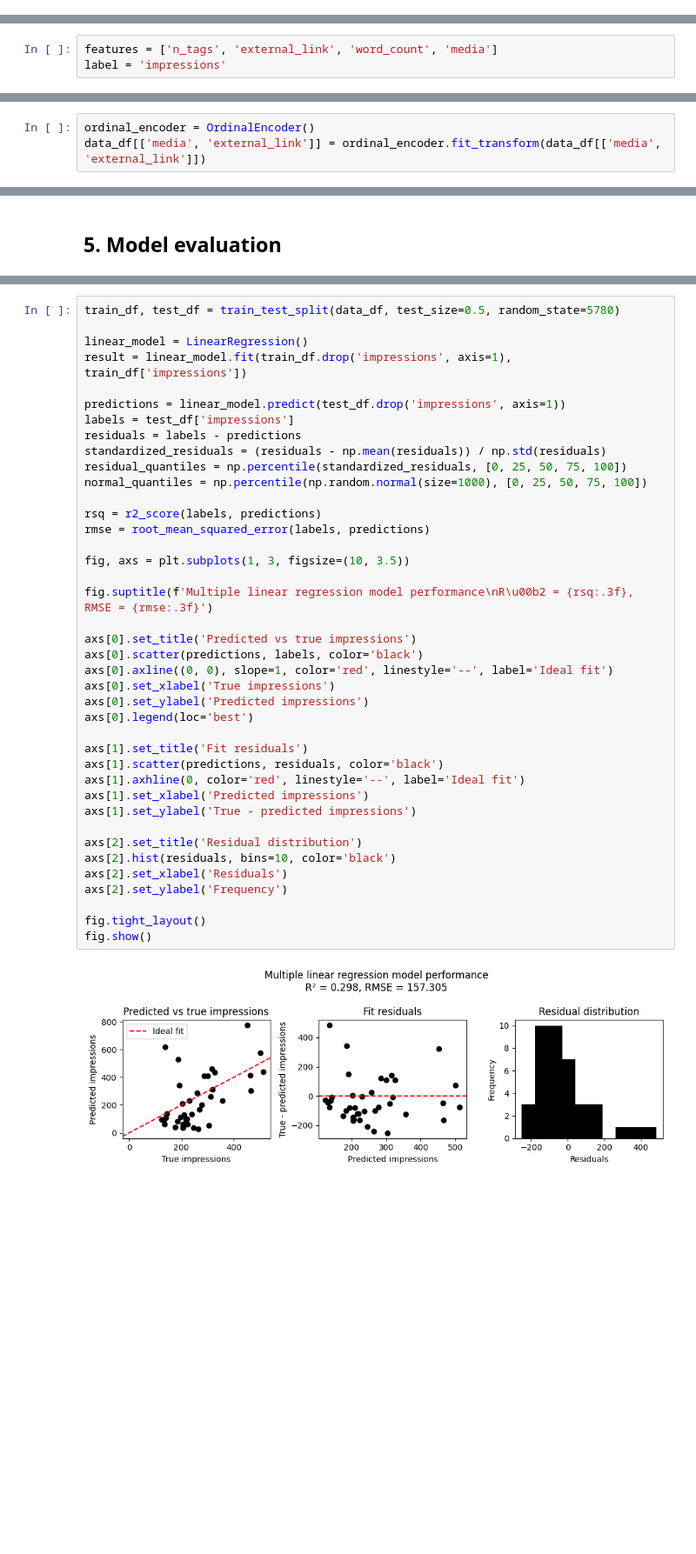
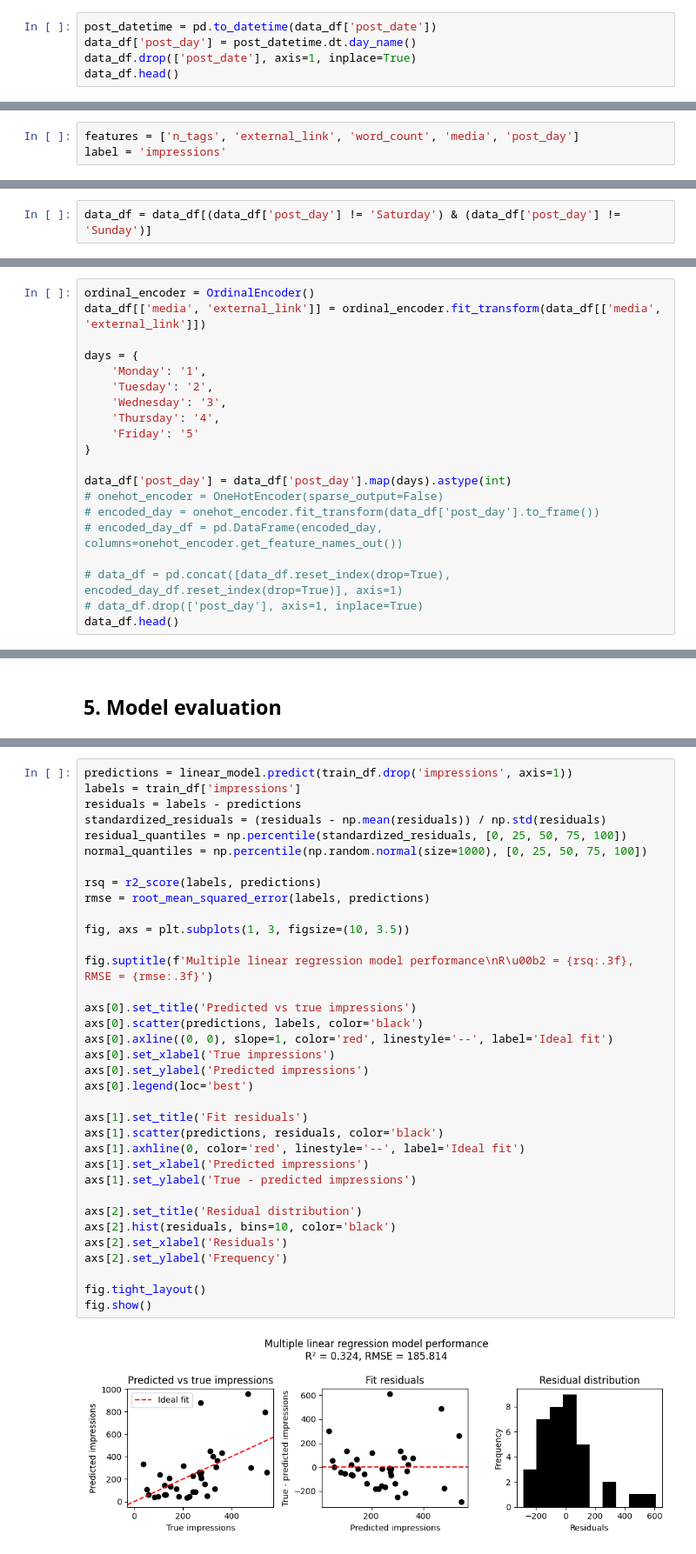
Before and after one commit to gperdrizet/linkedin_analytics, a Jupyter notebook: notebooks/post_impressions.ipynb, the cells around one changed output, grey strips where cells are left out. Shown at 87% size. Drawn from its saved outputs; the diff is of its cells as text; blank space fills up the shorter version.

```diff
--- a/notebooks/post_impressions.ipynb
+++ b/notebooks/post_impressions.ipynb
@@ -48,2 +51,7 @@ memory usage: 3.8+ KB
 # %%
 data_df.drop(['post_url', 'post_text'], axis=1, inplace=True)
+# %%
+post_datetime = pd.to_datetime(data_df['post_date'])
+data_df['post_day'] = post_datetime.dt.day_name()
+data_df.drop(['post_date'], axis=1, inplace=True)
+data_df.head()
@@ -181,7 +214,7 @@ fig.show()
 # %% [markdown]
 ## 3. Data preparation
 # %%
-features = ['n_tags', 'external_link', 'word_count', 'media']
+features = ['n_tags', 'external_link', 'word_count', 'media', 'post_day']
 label = 'impressions'
 # %% [markdown]
 ### 3.1. Label trimming
@@ -205,8 +238,27 @@ plt.show()
 # plt.xlabel('Word Count')
 # plt.ylabel('Counts')
 # plt.show()
+# %%
+data_df = data_df[(data_df['post_day'] != 'Saturday') & (data_df['post_day'] != 'Sunday')]
 # %% [markdown]
 ### 3.5. Feature encoding
 # %%
 ordinal_encoder = OrdinalEncoder()
 data_df[['media', 'external_link']] = ordinal_encoder.fit_transform(data_df[['media', 'external_link']])
+
+days = {
+    'Monday': '1',
+    'Tuesday': '2',
+    'Wednesday': '3',
+    'Thursday': '4',
+    'Friday': '5'
+}
+
+data_df['post_day'] = data_df['post_day'].map(days).astype(int)
+# onehot_encoder = OneHotEncoder(sparse_output=False)
+# encoded_day = onehot_encoder.fit_transform(data_df['post_day'].to_frame())
+# encoded_day_df = pd.DataFrame(encoded_day, columns=onehot_encoder.get_feature_names_out())
+
+# data_df = pd.concat([data_df.reset_index(drop=True), encoded_day_df.reset_index(drop=True)], axis=1)
+# data_df.drop(['post_day'], axis=1, inplace=True)
+data_df.head()
@@ -407,42 +490,37 @@ plt.show()
 # %%
-train_df, test_df = train_test_split(data_df, test_size=0.5, random_state=5780)
-
-linear_model = LinearRegression()
-result = linear_model.fit(train_df.drop('impressions', axis=1), train_df['impressions'])
-
-predictions = linear_model.predict(test_df.drop('impressions', axis=1))
-labels = test_df['impressions']
+predictions = linear_model.predict(train_df.drop('impressions', axis=1))
+labels = train_df['impressions']
 residuals = labels - predictions
 standardized_residuals = (residuals - np.mean(residuals)) / np.std(residuals)
 residual_quantiles = np.percentile(standardized_residuals, [0, 25, 50, 75, 100])
 normal_quantiles = np.percentile(np.random.normal(size=1000), [0, 25, 50, 75, 100])
 
 rsq = r2_score(labels, predictions)
 rmse = root_mean_squared_error(labels, predictions)
 
 fig, axs = plt.subplots(1, 3, figsize=(10, 3.5))
 
 fig.suptitle(f'Multiple linear regression model performance\nR\u00b2 = {rsq:.3f}, RMSE = {rmse:.3f}')
 
 axs[0].set_title('Predicted vs true impressions')
 axs[0].scatter(predictions, labels, color='black')
 axs[0].axline((0, 0), slope=1, color='red', linestyle='--', label='Ideal fit')
 axs[0].set_xlabel('True impressions')
 axs[0].set_ylabel('Predicted impressions')
 axs[0].legend(loc='best')
 
 axs[1].set_title('Fit residuals')
 axs[1].scatter(predictions, residuals, color='black')
 axs[1].axhline(0, color='red', linestyle='--', label='Ideal fit')
 axs[1].set_xlabel('Predicted impressions')
 axs[1].set_ylabel('True - predicted impressions')
 
 axs[2].set_title('Residual distribution')
 axs[2].hist(residuals, bins=10, color='black')
 axs[2].set_xlabel('Residuals')
 axs[2].set_ylabel('Frequency')
 
 fig.tight_layout()
 fig.show()
 # %% [output]
-[figure, old version]
+[figure, new version]
```
Also changed, not shown: parts of 20 cells of this notebook.
